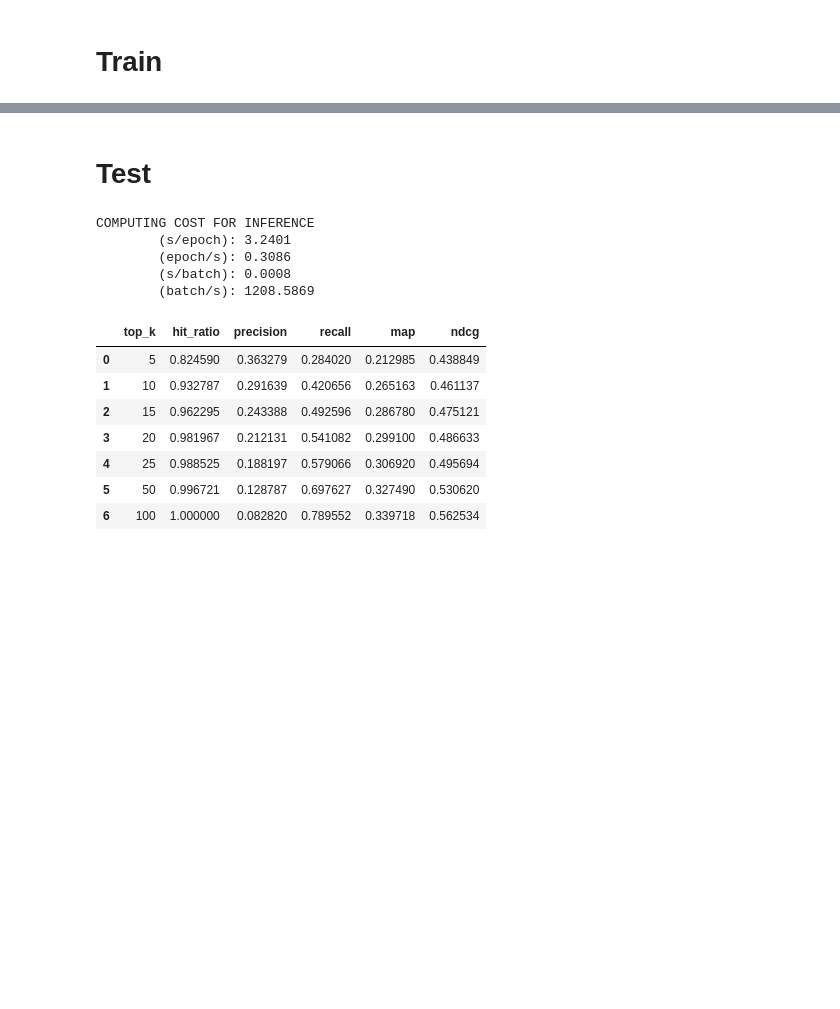
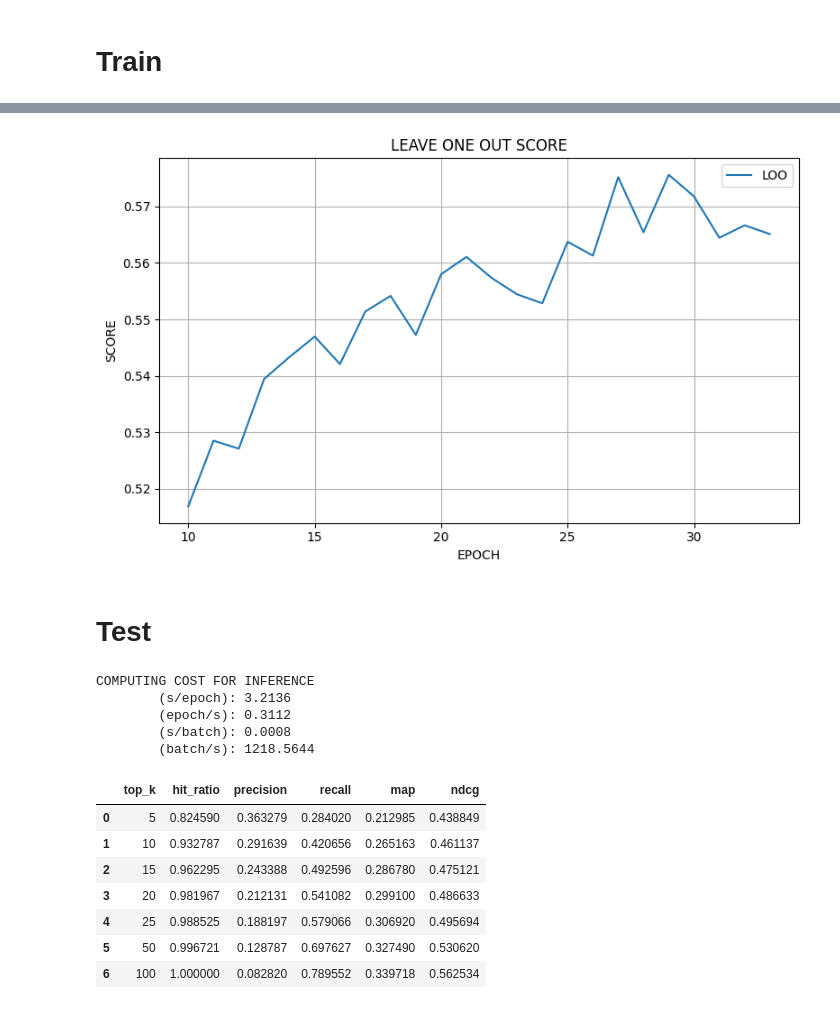
Before and after one commit to jayarnim/RS-NCF, a Jupyter notebook: _notebooks/pointwise/MLP_movielens.ipynb, the cells around one changed output, grey strips where cells are left out. Saved outputs shown, nothing was run; the diff lists cells and outputs as text; code cells hidden in the pictures; blank space fills up the shorter version.

```diff
--- a/_notebooks/pointwise/MLP_movielens.ipynb
+++ b/_notebooks/pointwise/MLP_movielens.ipynb
@@ -229,3 +226,7 @@ UTILS.visualizer.loss_plot(history, 'TASK LOSS')
+# %%
+UTILS.visualizer.score_plot(history, 'SCORE')
+# %% [output]
+[figure, added]
 # %% [markdown]
 # Test
 # %%
@@ -233,8 +234,8 @@ predictor = PerformancePredictor(model)
 # %%
-result = predictor.predict(tst_loader)
+metrics_sheet = evaluator.evaluate(loaders["tst"])
 # %% [output]
 COMPUTING COST FOR INFERENCE
-        (s/epoch): 3.2401
-        (epoch/s): 0.3086
+        (s/epoch): 3.2136
+        (epoch/s): 0.3112
         (s/batch): 0.0008
-        (batch/s): 1208.5869
+        (batch/s): 1218.5644
```
Also changed, not shown: parts of 15 cells of this notebook, 42 other files.
